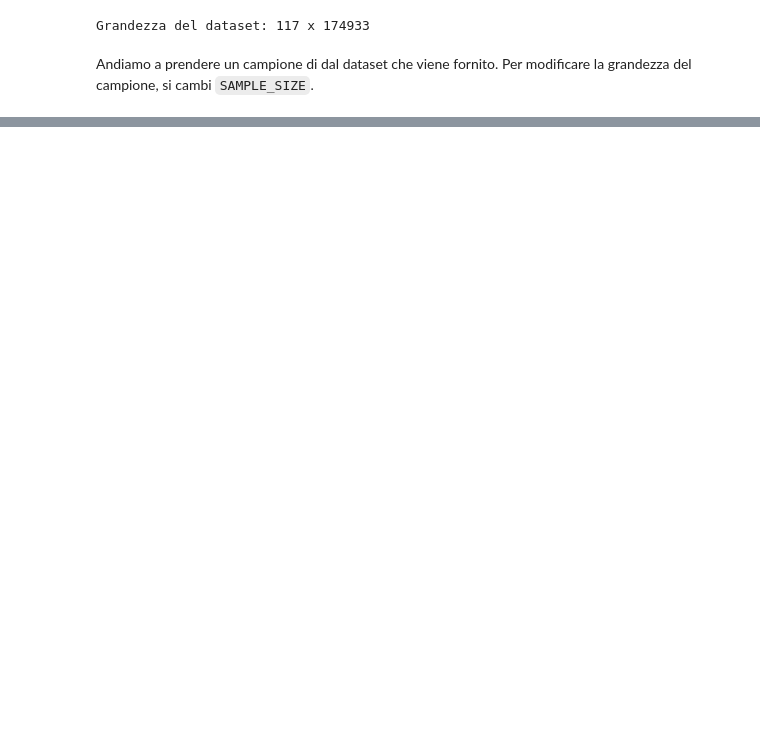
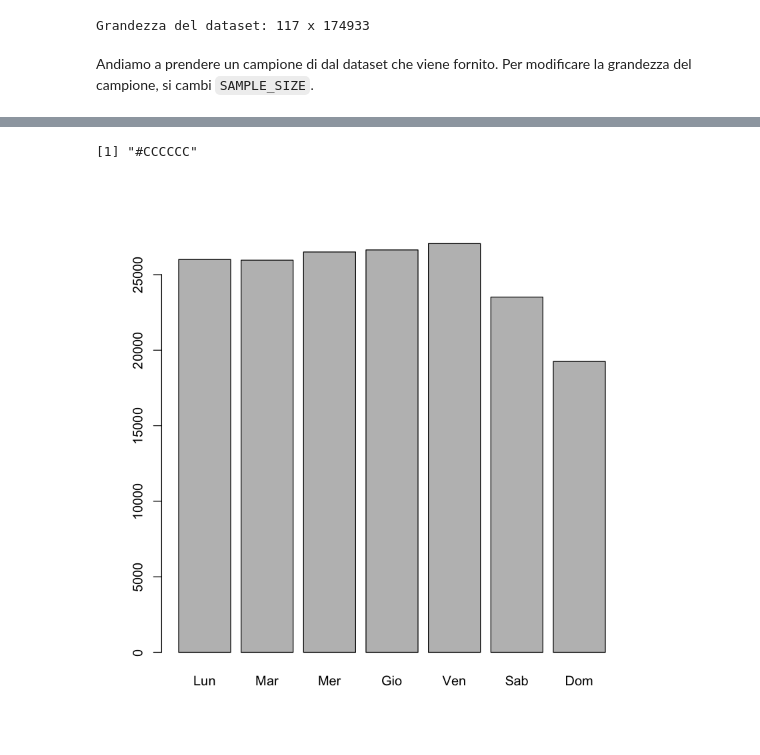
Before and after one commit to LeonardoAlchieri/car_accidents_italy, a Jupyter notebook: Car_accidents_Italy_notebook.ipynb, the cells around one changed output, grey strips where cells are left out. Drawn from its saved outputs; the diff is of its cells as text; code cells hidden in the pictures; blank space fills up the shorter version.

Commit message:
Played a little with the notebook. Added a few line to do nice barplots.

```diff
--- a/Car_accidents_Italy_notebook.ipynb
+++ b/Car_accidents_Italy_notebook.ipynb
@@ -62,0 +101,4 @@ sample_data
+# %%
+giorno <- factor(giorno)
+levels(giorno) <- c("Lun", "Mar", "Mer", "Gio", "Ven", "Sab", "Dom")
+incidenti_per_giorni = table(giorno)
@@ -62,0 +115,8 @@ sample_data
+# %%
+color.ramp
+# %% [output]
+[1] "#CCCCCC"
+# %%
+barplot(incidenti_per_giorni)
+# %% [output]
+[figure, added]
```
Also changed, not shown: parts of 10 cells of this notebook.
